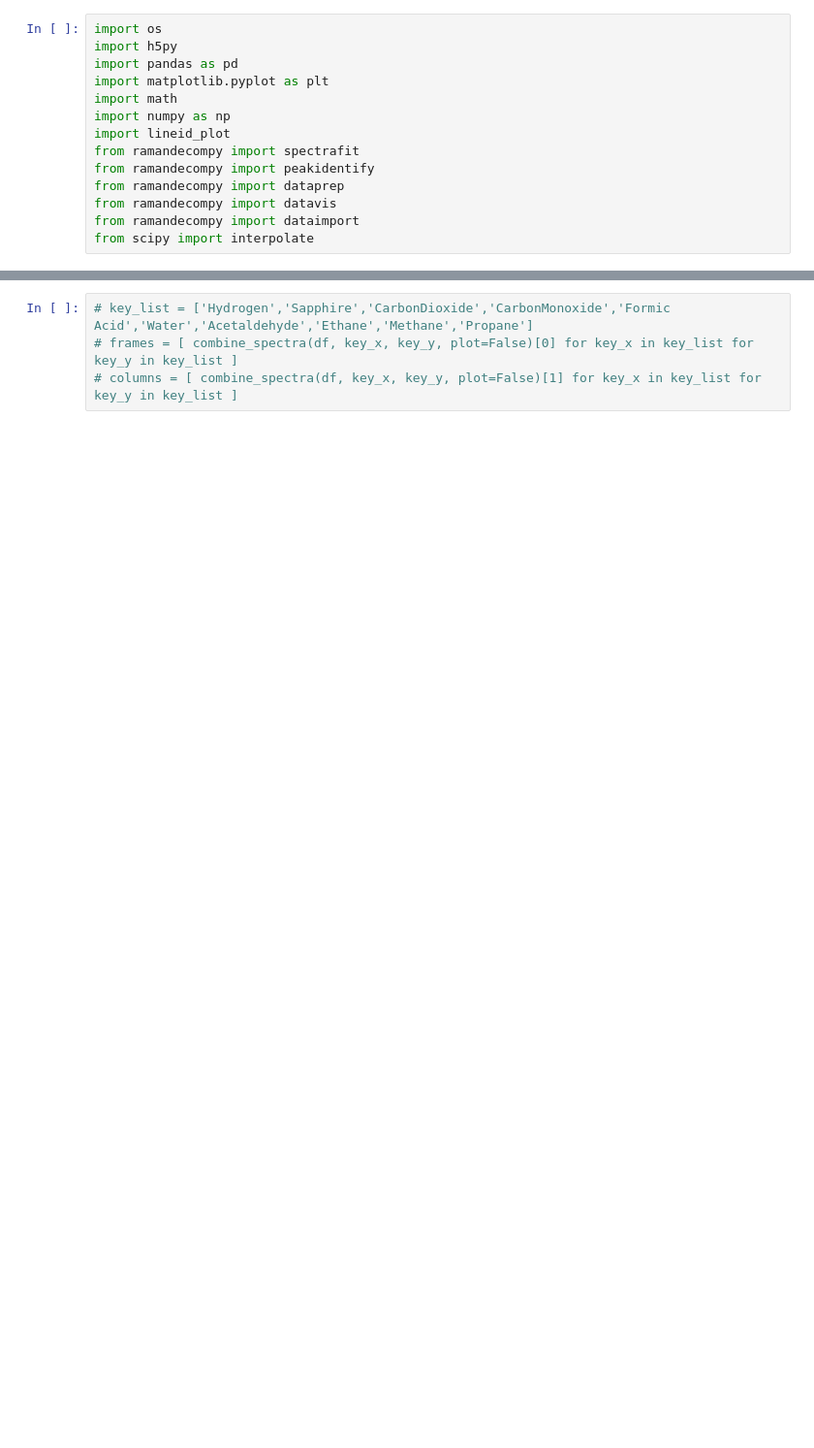
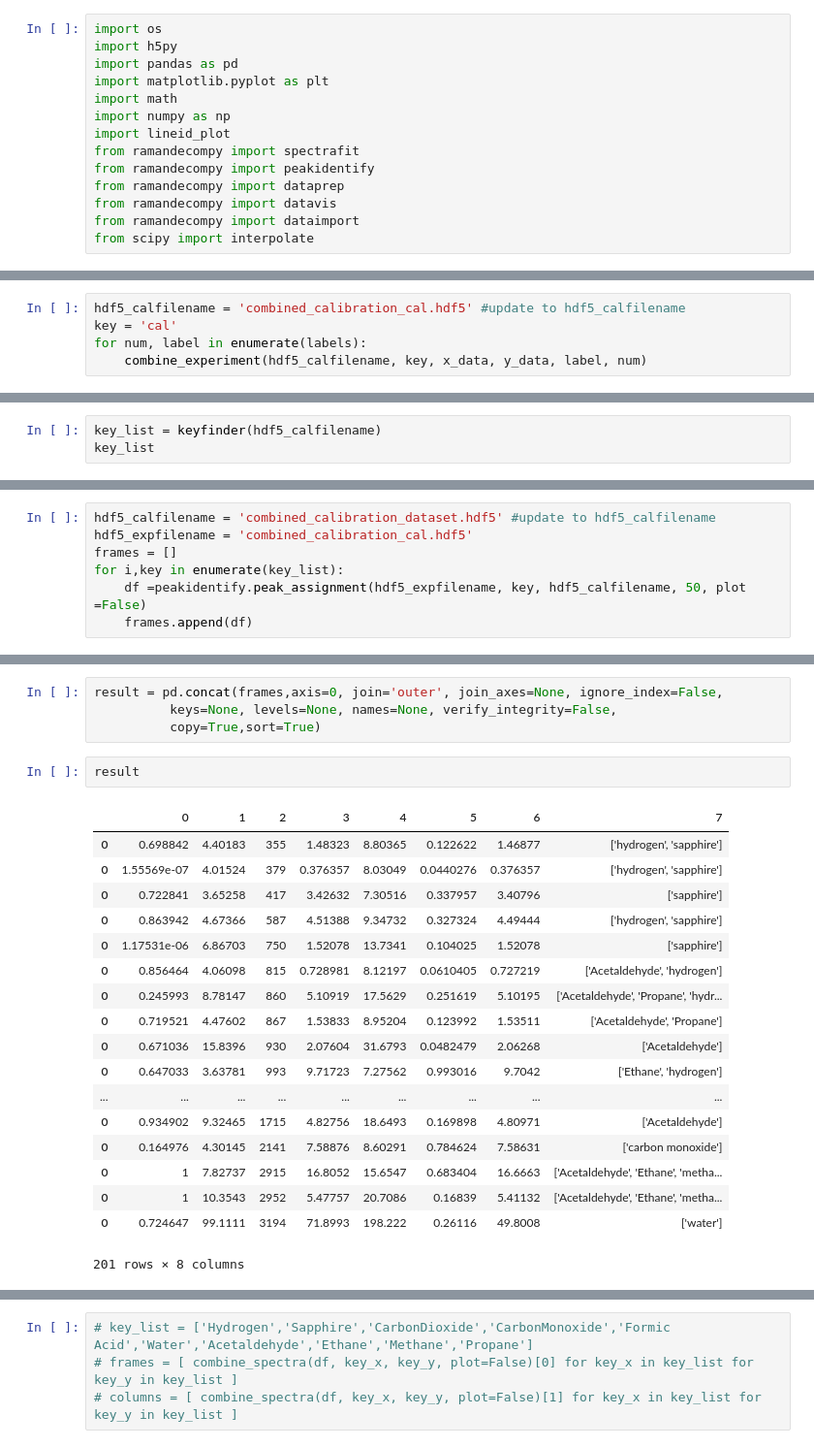
Before and after one commit to raman-noodles/raman-spectra-decomp-analysis, a Jupyter notebook: examples/Combined_spectra_example.ipynb, the cells around one changed output, grey strips where cells are left out. Shown at 97% size. Saved outputs shown, nothing was run; the diff lists cells and outputs as text; blank space fills up the shorter version.

```diff
--- a/examples/Combined_spectra_example.ipynb
+++ b/examples/Combined_spectra_example.ipynb
@@ -14,0 +326,5 @@ from scipy import interpolate
+# %%
+hdf5_calfilename = 'combined_calibration_cal.hdf5' #update to hdf5_calfilename
+key = 'cal'
+for num, label in enumerate(labels):
+    combine_experiment(hdf5_calfilename, key, x_data, y_data, label, num)
@@ -14,0 +374,3 @@ from scipy import interpolate
+# %%
+key_list = keyfinder(hdf5_calfilename)
+key_list
@@ -14,0 +388,7 @@ from scipy import interpolate
+# %%
+hdf5_calfilename = 'combined_calibration_dataset.hdf5' #update to hdf5_calfilename
+hdf5_expfilename = 'combined_calibration_cal.hdf5'
+frames = []
+for i,key in enumerate(key_list):
+    df =peakidentify.peak_assignment(hdf5_expfilename, key, hdf5_calfilename, 50, plot =False)
+    frames.append(df)
@@ -14,0 +413,25 @@ from scipy import interpolate
+# %%
+result = pd.concat(frames,axis=0, join='outer', join_axes=None, ignore_index=False,
+          keys=None, levels=None, names=None, verify_integrity=False,
+          copy=True,sort=True)
+# %%
+result
+# %% [output]
+|  | 0 | 1 | 2 | 3 | 4 | 5 | 6 | 7 |
+| 0 | 0.698842 | 4.40183 | 355 | 1.48323 | 8.80365 | 0.122622 | 1.46877 | ['hydrogen', 'sapphire'] |
+| 0 | 1.55569e-07 | 4.01524 | 379 | 0.376357 | 8.03049 | 0.0440276 | 0.376357 | ['hydrogen', 'sapphire'] |
+| 0 | 0.722841 | 3.65258 | 417 | 3.42632 | 7.30516 | 0.337957 | 3.40796 | ['sapphire'] |
+| 0 | 0.863942 | 4.67366 | 587 | 4.51388 | 9.34732 | 0.327324 | 4.49444 | ['hydrogen', 'sapphire'] |
+| 0 | 1.17531e-06 | 6.86703 | 750 | 1.52078 | 13.7341 | 0.104025 | 1.52078 | ['sapphire'] |
+| 0 | 0.856464 | 4.06098 | 815 | 0.728981 | 8.12197 | 0.0610405 | 0.727219 | ['Acetaldehyde', 'hydrogen'] |
+| 0 | 0.245993 | 8.78147 | 860 | 5.10919 | 17.5629 | 0.251619 | 5.10195 | ['Acetaldehyde', 'Propane', 'hydr... |
+| 0 | 0.719521 | 4.47602 | 867 | 1.53833 | 8.95204 | 0.123992 | 1.53511 | ['Acetaldehyde', 'Propane'] |
+| 0 | 0.671036 | 15.8396 | 930 | 2.07604 | 31.6793 | 0.0482479 | 2.06268 | ['Acetaldehyde'] |
+| 0 | 0.647033 | 3.63781 | 993 | 9.71723 | 7.27562 | 0.993016 | 9.7042 | ['Ethane', 'hydrogen'] |
+| ... | ... | ... | ... | ... | ... | ... | ... | ... |
+| 0 | 0.934902 | 9.32465 | 1715 | 4.82756 | 18.6493 | 0.169898 | 4.80971 | ['Acetaldehyde'] |
+| 0 | 0.164976 | 4.30145 | 2141 | 7.58876 | 8.60291 | 0.784624 | 7.58631 | ['carbon monoxide'] |
+| 0 | 1 | 7.82737 | 2915 | 16.8052 | 15.6547 | 0.683404 | 16.6663 | ['Acetaldehyde', 'Ethane', 'metha... |
+| 0 | 1 | 10.3543 | 2952 | 5.47757 | 20.7086 | 0.16839 | 5.41132 | ['Acetaldehyde', 'Ethane', 'metha... |
+| 0 | 0.724647 | 99.1111 | 3194 | 71.8993 | 198.222 | 0.26116 | 49.8008 | ['water'] |
+201 rows × 8 columns
```
Also changed, not shown: parts of 46 cells of this notebook.
